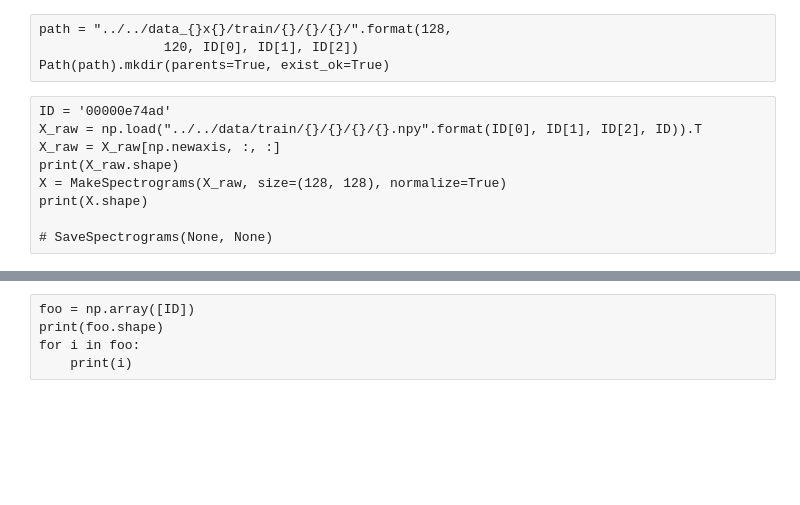
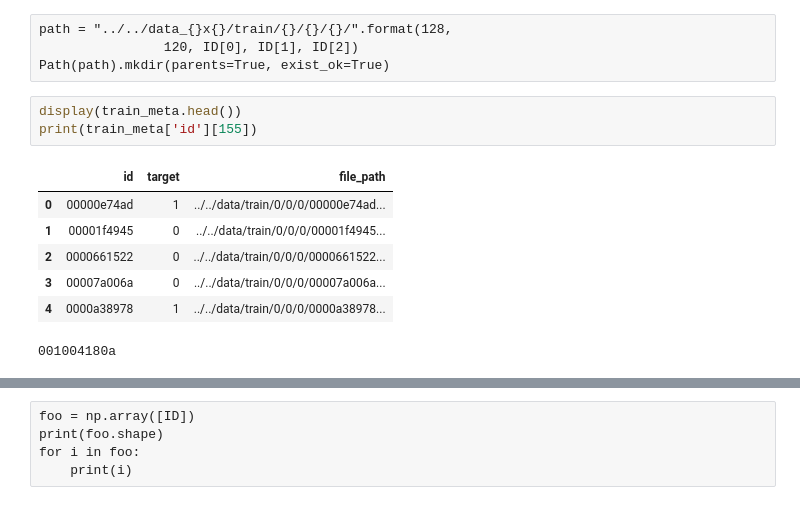
Before and after one commit to TomCasaletto/CMPE257, a Jupyter notebook: anthony/Generator.ipynb, the cells around one changed output, grey strips where cells are left out. Cells and saved outputs as stored; diff of their text form; blank space fills up the shorter version.

```diff
--- a/anthony/Generator.ipynb
+++ b/anthony/Generator.ipynb
@@ -107,12 +107,14 @@ SaveSpectrograms(train_meta['id'][:4000], (128, 128))
 path = "../../data_{}x{}/train/{}/{}/{}/".format(128,
                 120, ID[0], ID[1], ID[2])
 Path(path).mkdir(parents=True, exist_ok=True)
-# %% [raw]
-ID = '00000e74ad'
-X_raw = np.load("../../data/train/{}/{}/{}/{}.npy".format(ID[0], ID[1], ID[2], ID)).T
-X_raw = X_raw[np.newaxis, :, :]
-print(X_raw.shape)
-X = MakeSpectrograms(X_raw, size=(128, 128), normalize=True)
-print(X.shape)
-
-# SaveSpectrograms(None, None)
+# %%
+display(train_meta.head())
+print(train_meta['id'][155])
+# %% [output]
+|  | id | target | file_path |
+| 0 | 00000e74ad | 1 | ../../data/train/0/0/0/00000e74ad... |
+| 1 | 00001f4945 | 0 | ../../data/train/0/0/0/00001f4945... |
+| 2 | 0000661522 | 0 | ../../data/train/0/0/0/0000661522... |
+| 3 | 00007a006a | 0 | ../../data/train/0/0/0/00007a006a... |
+| 4 | 0000a38978 | 1 | ../../data/train/0/0/0/0000a38978... |
+001004180a
```
Also changed, not shown: parts of 12 cells of this notebook, 2 other files.
